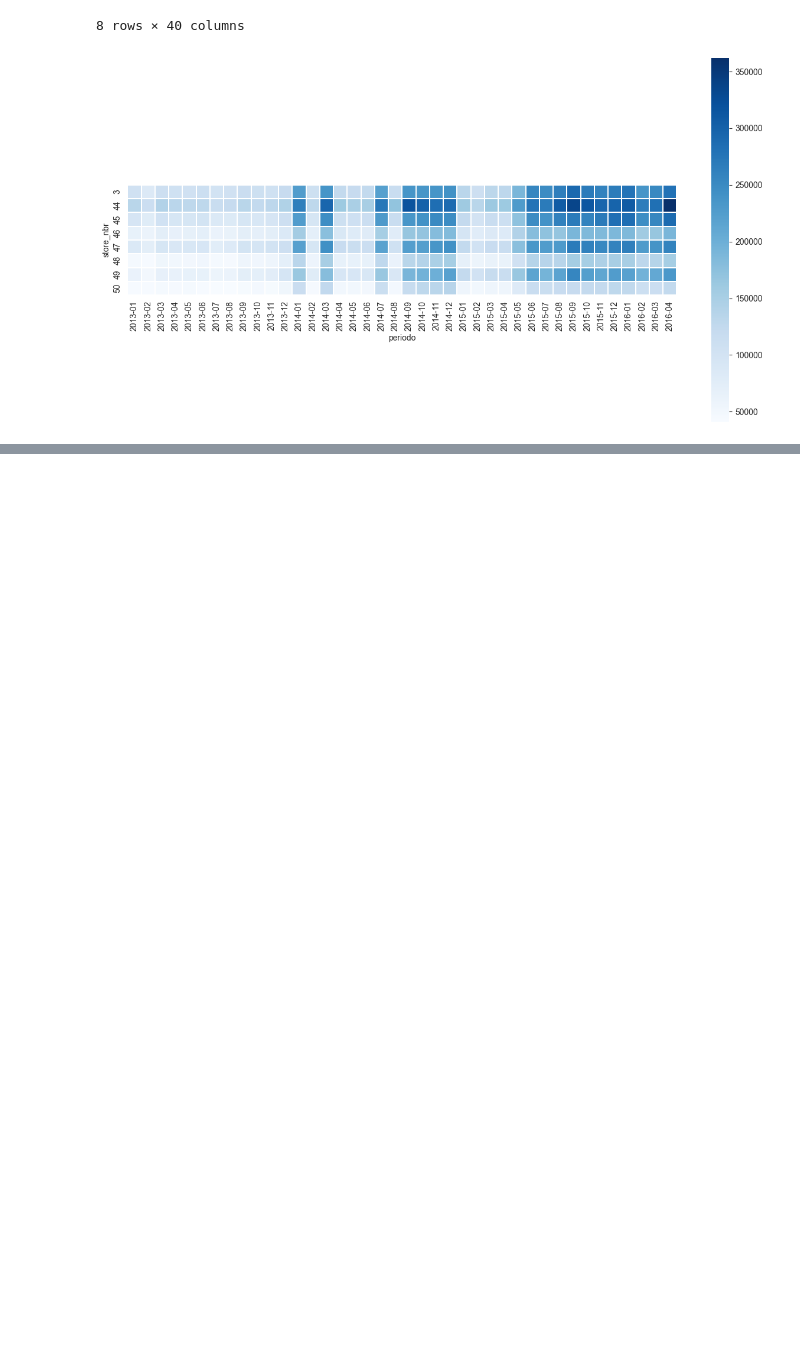
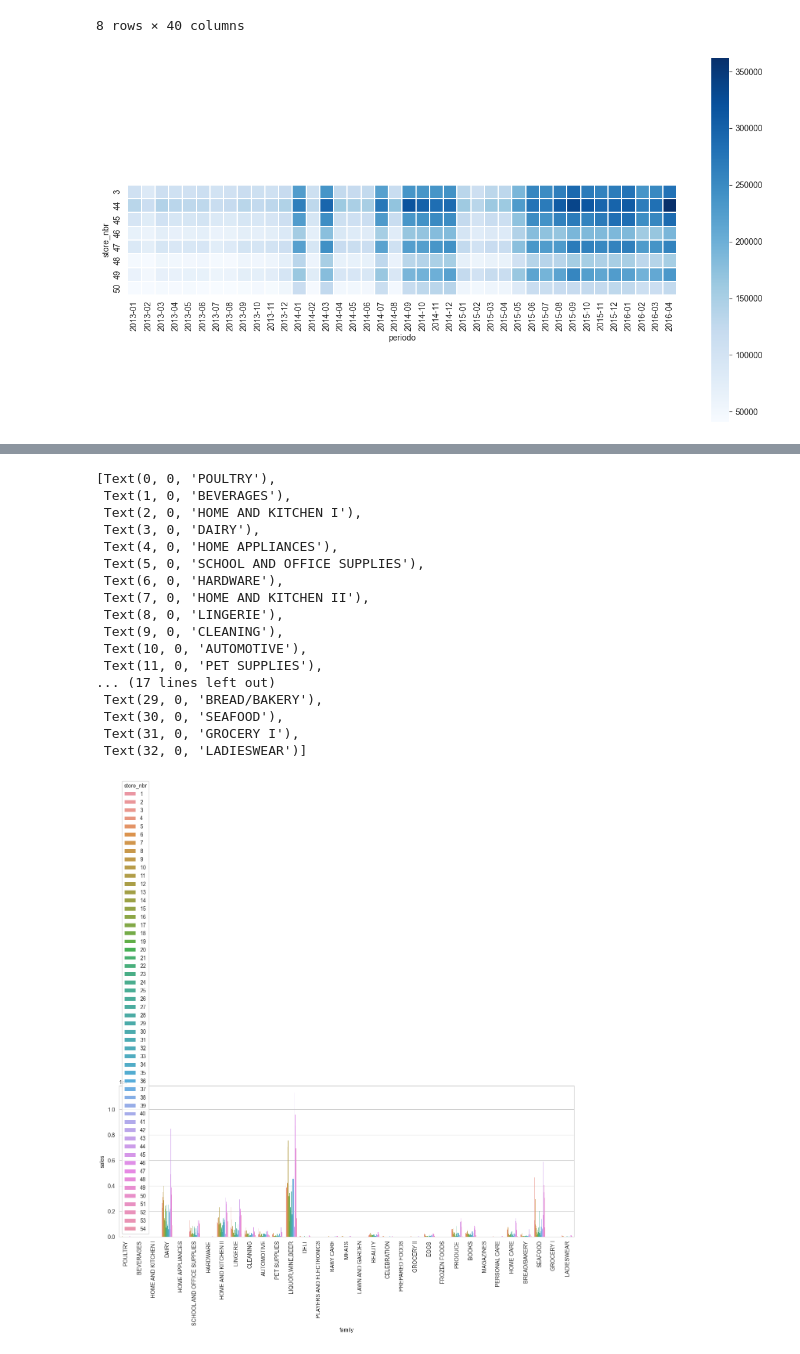
Before and after one commit to lkuffo/data-viz, a Jupyter notebook: NIVEL2/9_heatmap.ipynb, the cells around one changed output, grey strips where cells are left out. Drawn from its saved outputs; the diff is of its cells as text; code cells hidden in the pictures; blank space fills up the shorter version.

```diff
--- a/NIVEL2/9_heatmap.ipynb
+++ b/NIVEL2/9_heatmap.ipynb
@@ -235,0 +290,37 @@ plt.show()
+# %%
+# Intentando hacer un grafico de barras multiples con la misma informacion
+plt.figure(figsize=(15, 5))
+temp_df = tiendas_agrupadas_2.reset_index()
+temp_df
+ax = sns.barplot(
+    temp_df,
+    x='family',
+    y='sales',
+    hue='store_nbr',
+    # color='red',
+    linewidth=0
+)
+ax.set_xticklabels(
+    set(temp_df['family']),
+    rotation=90 # Rotacion de las etiquetas
+)
+# plt.show()
+# %% [output]
+[Text(0, 0, 'POULTRY'),
+ Text(1, 0, 'BEVERAGES'),
+ Text(2, 0, 'HOME AND KITCHEN I'),
+ Text(3, 0, 'DAIRY'),
+ Text(4, 0, 'HOME APPLIANCES'),
+ Text(5, 0, 'SCHOOL AND OFFICE SUPPLIES'),
+ Text(6, 0, 'HARDWARE'),
+ Text(7, 0, 'HOME AND KITCHEN II'),
+ Text(8, 0, 'LINGERIE'),
+ Text(9, 0, 'CLEANING'),
+ Text(10, 0, 'AUTOMOTIVE'),
+ Text(11, 0, 'PET SUPPLIES'),
+... (17 lines left out)
+ Text(29, 0, 'BREAD/BAKERY'),
+ Text(30, 0, 'SEAFOOD'),
+ Text(31, 0, 'GROCERY I'),
+ Text(32, 0, 'LADIESWEAR')]
+[figure, added]
```
Also changed, not shown: parts of 7 cells of this notebook, 23 other files.
